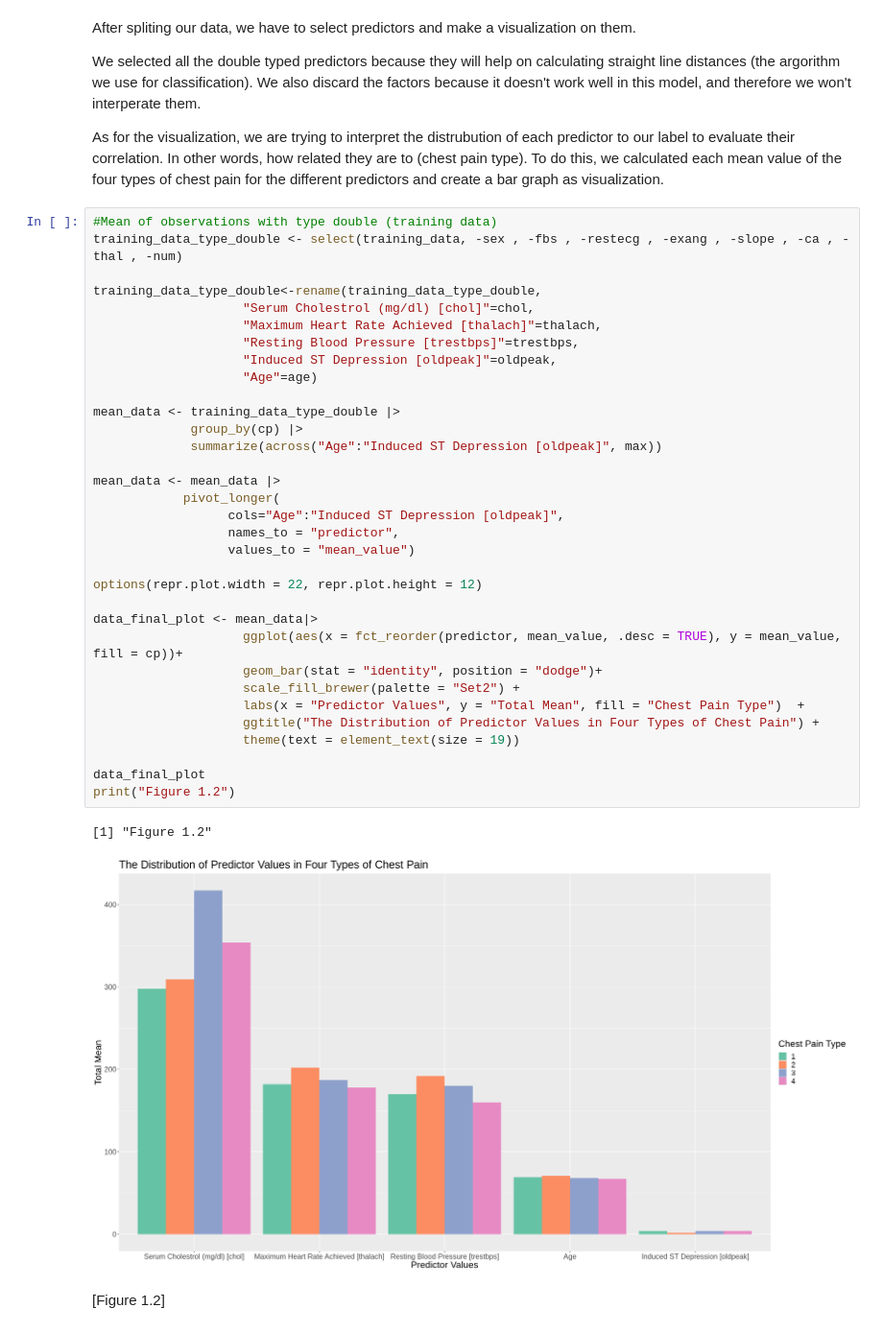
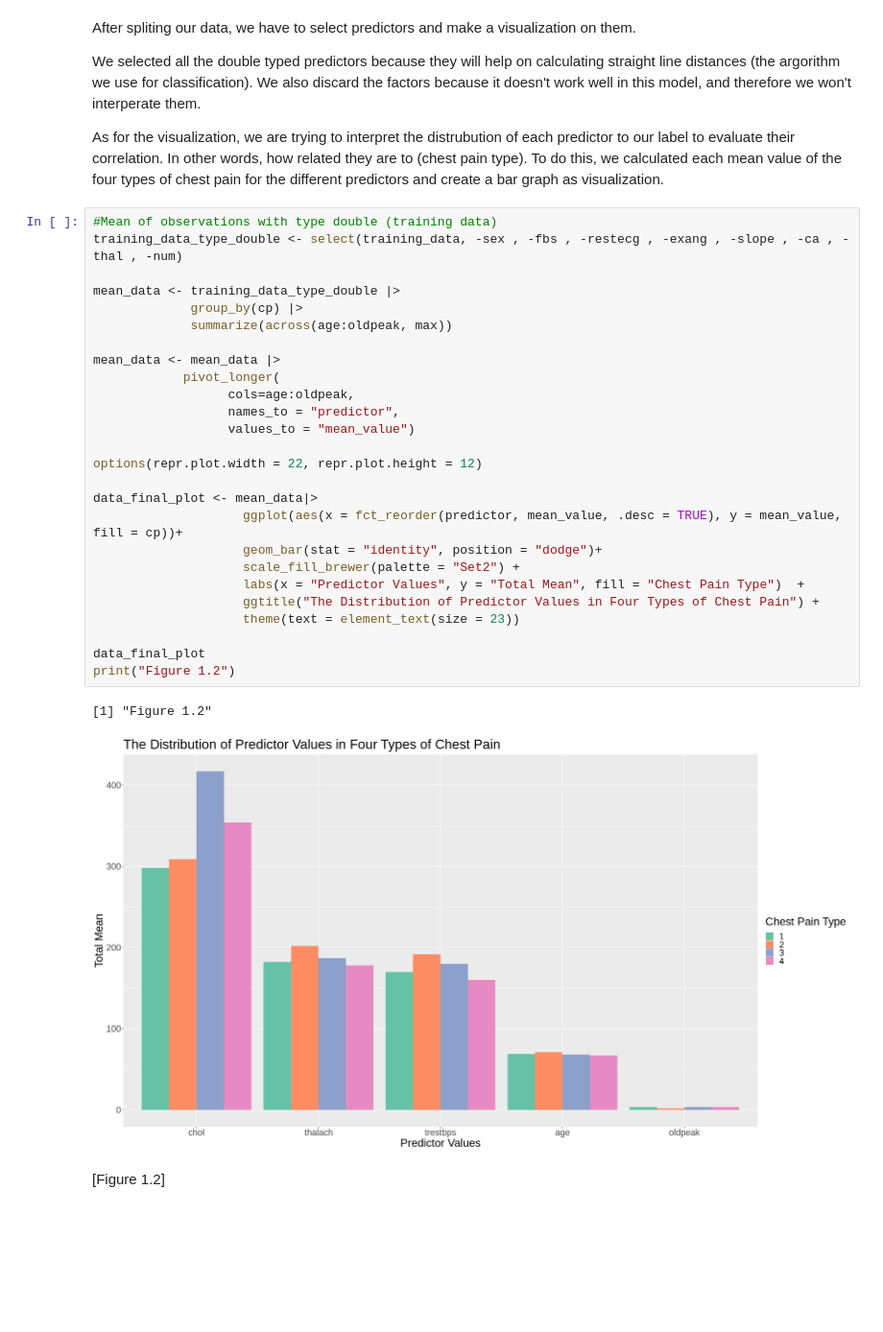
Before and after one commit to gigabite-pro/dsci-group-110, a Jupyter notebook: FINAL_working.ipynb, the cells around one changed output. Shown at 96% size. Cells and saved outputs as stored; diff of their text form; blank space fills up the shorter version.

Commit message:
Changed graph labels and added reference glossary note

```diff
--- a/FINAL_working.ipynb
+++ b/FINAL_working.ipynb
@@ -241,38 +241,31 @@ As for the visualization, we are trying to interpret the distrubution of each pr
 # %%
 #Mean of observations with type double (training data)
 training_data_type_double <- select(training_data, -sex , -fbs , -restecg , -exang , -slope , -ca , -thal , -num)
 
-training_data_type_double<-rename(training_data_type_double,
-                    "Serum Cholestrol (mg/dl) [chol]"=chol,
-                    "Maximum Heart Rate Achieved [thalach]"=thalach,
-                    "Resting Blood Pressure [trestbps]"=trestbps,
-                    "Induced ST Depression [oldpeak]"=oldpeak,
-                    "Age"=age)
-
 mean_data <- training_data_type_double |>
              group_by(cp) |>
-             summarize(across("Age":"Induced ST Depression [oldpeak]", max))
+             summarize(across(age:oldpeak, max))
 
 mean_data <- mean_data |>
             pivot_longer(
-                  cols="Age":"Induced ST Depression [oldpeak]",
+                  cols=age:oldpeak,
                   names_to = "predictor",
                   values_to = "mean_value")
 
 options(repr.plot.width = 22, repr.plot.height = 12)
 
 data_final_plot <- mean_data|>
                     ggplot(aes(x = fct_reorder(predictor, mean_value, .desc = TRUE), y = mean_value, fill = cp))+
                     geom_bar(stat = "identity", position = "dodge")+
                     scale_fill_brewer(palette = "Set2") +
                     labs(x = "Predictor Values", y = "Total Mean", fill = "Chest Pain Type")  +
                     ggtitle("The Distribution of Predictor Values in Four Types of Chest Pain") +
-                    theme(text = element_text(size = 19))
+                    theme(text = element_text(size = 23))
 
 data_final_plot
 print("Figure 1.2")
 # %% [output]
 [1] "Figure 1.2"
-[figure, old version]
+[figure, new version]
 # %% [markdown]
 [Figure 1.2]
```
Also changed, not shown: parts of 1 cell of this notebook.
